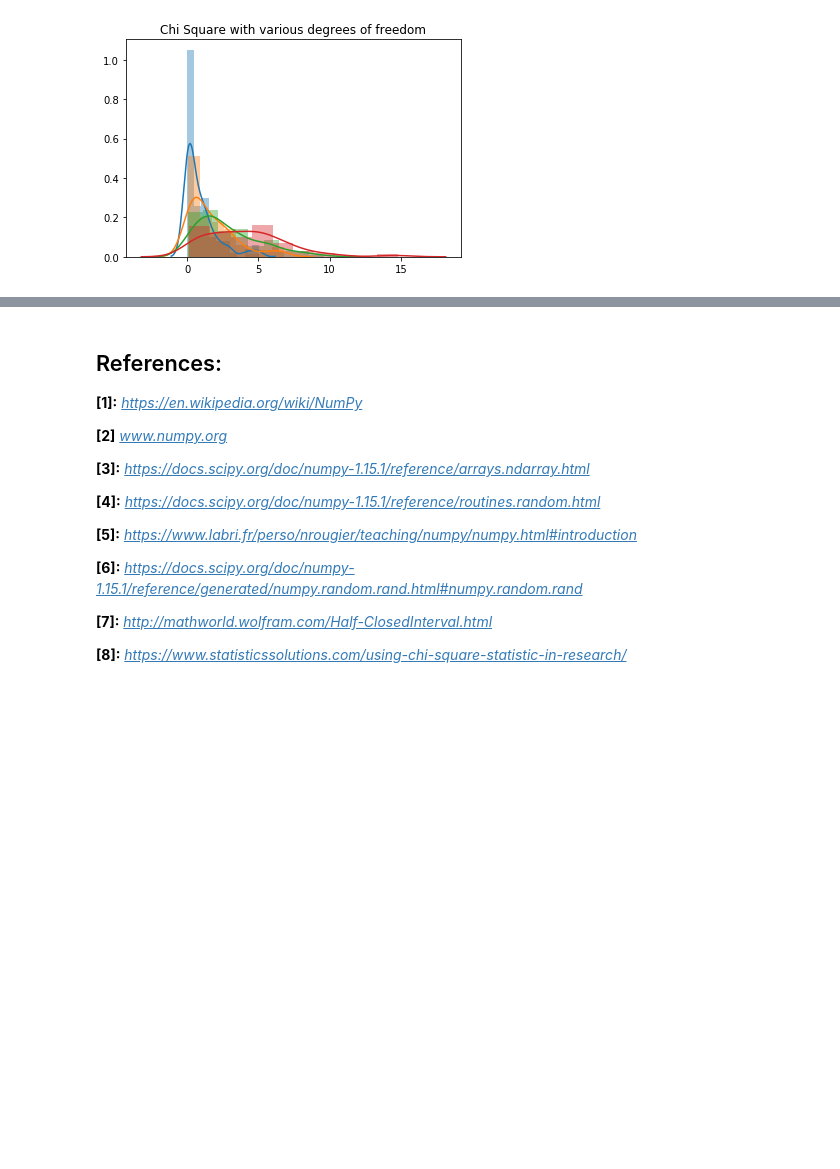
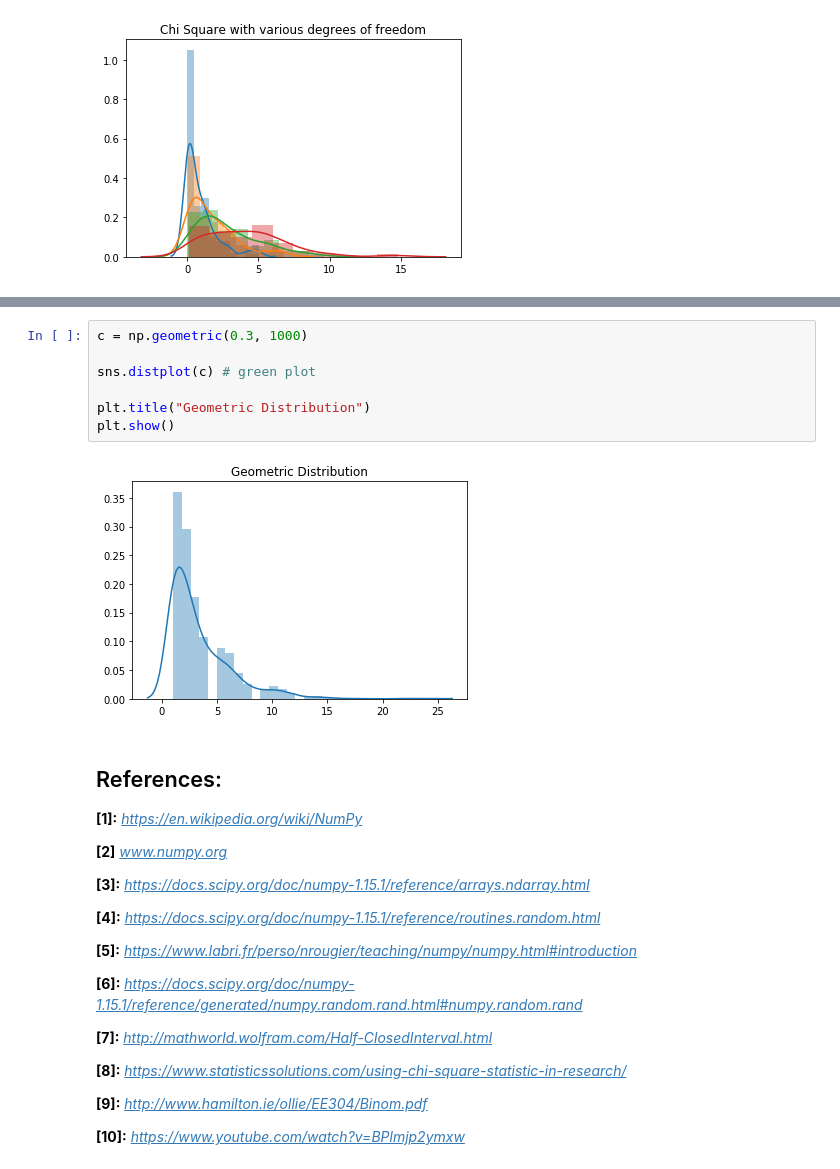
Before and after one commit to rhiggins2308/numpy-investigation, a Jupyter notebook: numpy-random.ipynb, the cells around one changed output, grey strips where cells are left out. Saved outputs shown, nothing was run; the diff lists cells and outputs as text; blank space fills up the shorter version.

```diff
--- a/numpy-random.ipynb
+++ b/numpy-random.ipynb
@@ -231,3 +258,12 @@ plt.show()
+# %%
+c = np.geometric(0.3, 1000)
+
+sns.distplot(c) # green plot
+
+plt.title("Geometric Distribution")
+plt.show()
+# %% [output]
+[figure, added]
 # %% [markdown]
 ## References:
 **[1]:** *https://en.wikipedia.org/wiki/NumPy*
@@ -245,3 +281,7 @@ plt.show()
 **[7]:** *http://mathworld.wolfram.com/Half-ClosedInterval.html*
 
 **[8]:** *https://www.statisticssolutions.com/using-chi-square-statistic-in-research/*
+
+**[9]:** *http://www.hamilton.ie/ollie/EE304/Binom.pdf*
+
+**[10]:** *https://www.youtube.com/watch?v=BPlmjp2ymxw*
```
Also changed, not shown: parts of 5 cells of this notebook.
